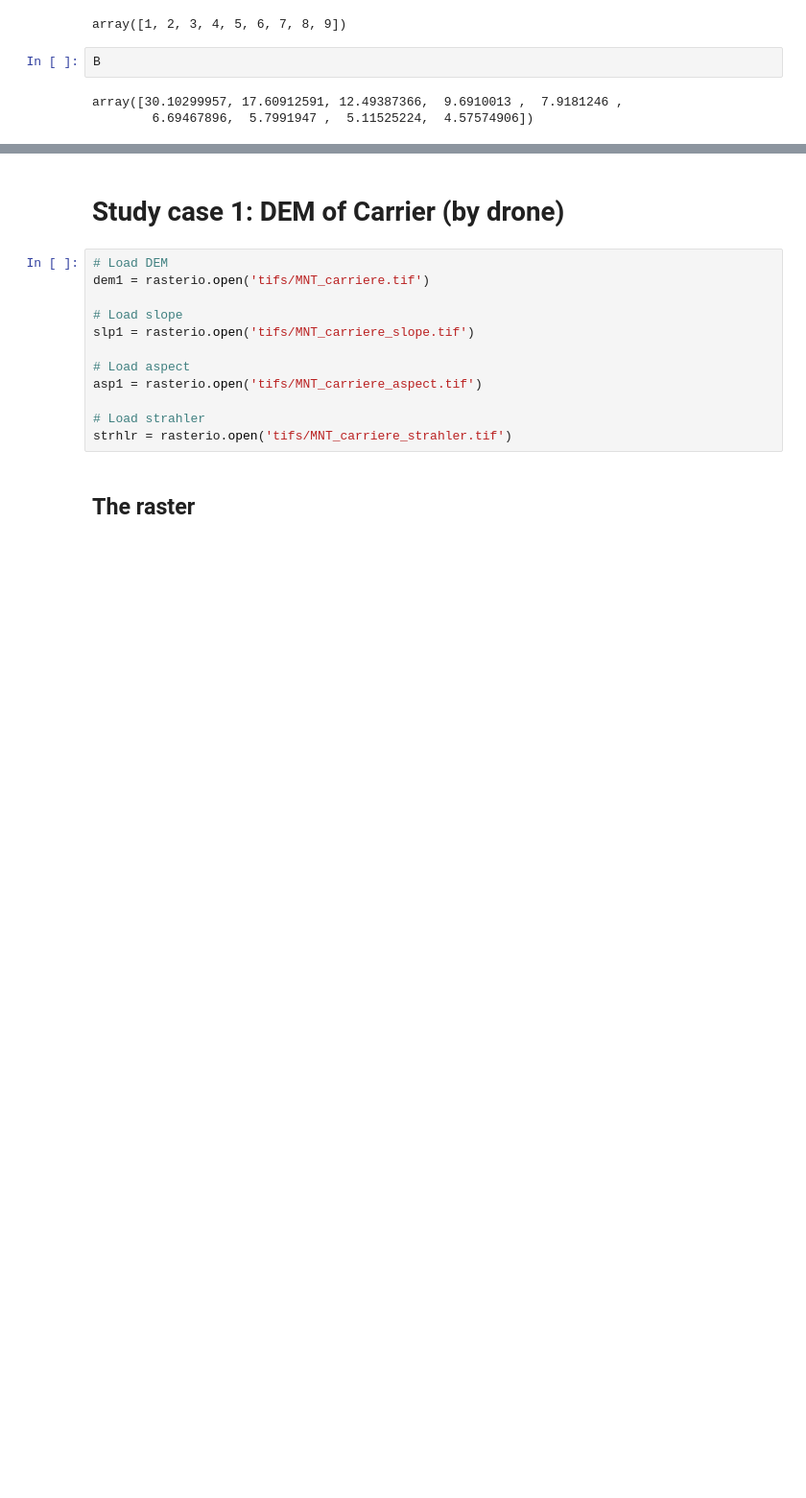
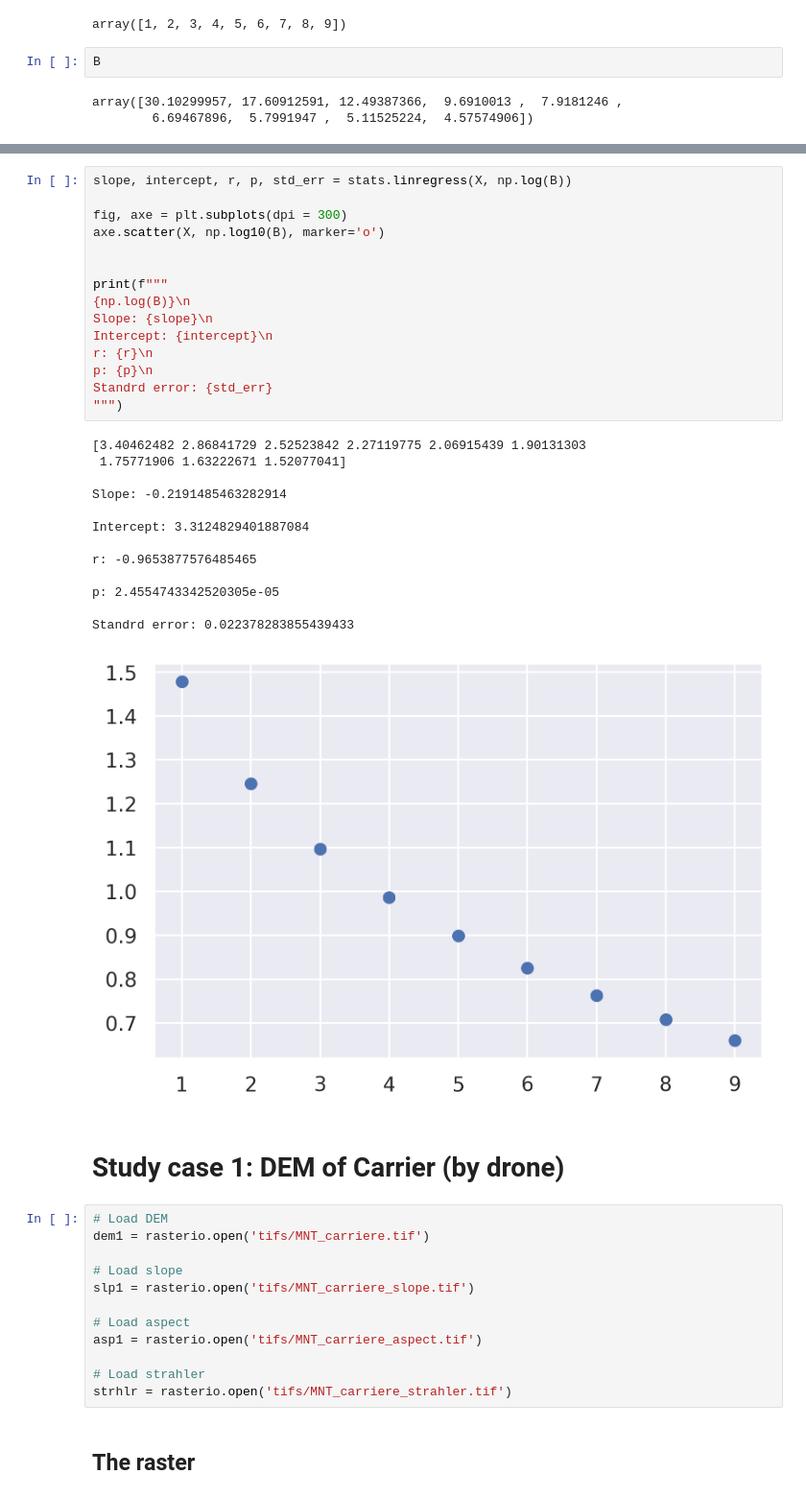
Before and after one commit to ayoubft/Benford_DEM, a Jupyter notebook: Benford_DEM-strhlr-full.ipynb, the cells around one changed output, grey strips where cells are left out. Shown at 96% size. Drawn from its saved outputs; the diff is of its cells as text; blank space fills up the shorter version.

```diff
--- a/Benford_DEM-strhlr-full.ipynb
+++ b/Benford_DEM-strhlr-full.ipynb
@@ -265,3 +255,32 @@ ValueError: Found input variables with inconsistent numbers of samples: [1, 9]
+# %%
+slope, intercept, r, p, std_err = stats.linregress(X, np.log(B))
+
+fig, axe = plt.subplots(dpi = 300)
+axe.scatter(X, np.log10(B), marker='o')
+
+
+print(f"""
+{np.log(B)}\n
+Slope: {slope}\n
+Intercept: {intercept}\n
+r: {r}\n
+p: {p}\n
+Standrd error: {std_err}
+""")
+# %% [output]
+[3.40462482 2.86841729 2.52523842 2.27119775 2.06915439 1.90131303
+ 1.75771906 1.63222671 1.52077041]
+
+Slope: -0.2191485463282914
+
+Intercept: 3.3124829401887084
+
+r: -0.9653877576485465
+
+p: 2.4554743342520305e-05
+
+Standrd error: 0.022378283855439433
+[figure, added]
 # %% [markdown]
 # Study case 1: DEM of Carrier (by drone)
 # %%
```
Also changed, not shown: parts of 8 cells of this notebook.
